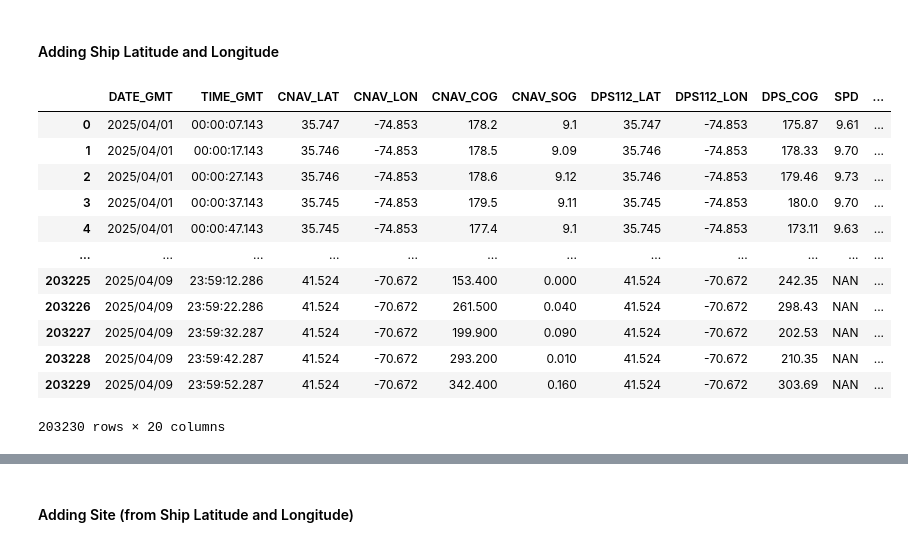
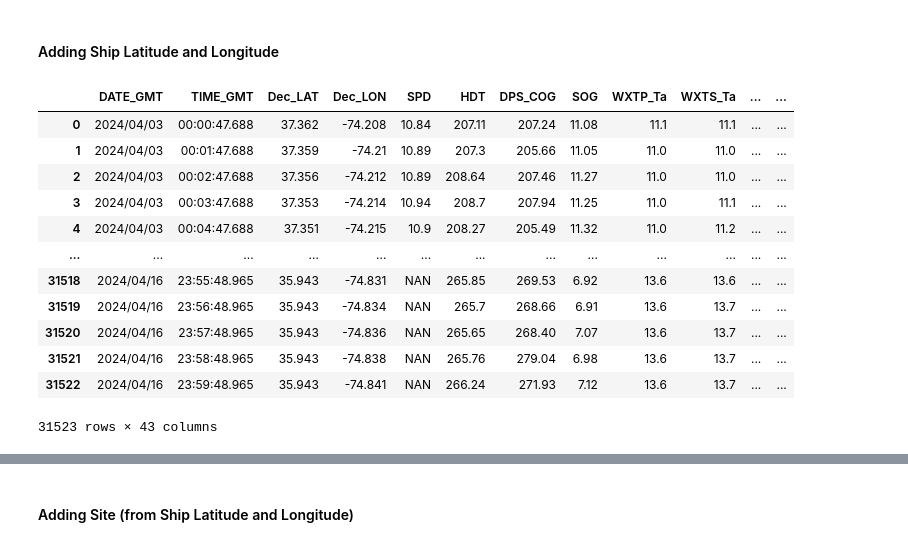
Before and after one commit to sauuyer/ifcb-parsing-processing, a Jupyter notebook: IFCB_Log_Notebooks/IFCB_Log-Underway_IFCB_Data_Processing.ipynb, the cells around one changed output, grey strips where cells are left out. Drawn from its saved outputs; the diff is of its cells as text; code cells hidden in the pictures.

```diff
--- a/IFCB_Log_Notebooks/IFCB_Log-Underway_IFCB_Data_Processing.ipynb
+++ b/IFCB_Log_Notebooks/IFCB_Log-Underway_IFCB_Data_Processing.ipynb
@@ -141,31 +153,31 @@ timestamp = datetime.now().strftime("%Y-%m-%d_%H%M%S")
 #### Adding Ship Latitude and Longitude
 # %%
 # This file is created via the Ship underway Lat & Lon Processing.ipynb notebook
-underway_file = "Merged_Ship_Underway_Files/mergedunderway_AR87.csv"
+underway_file = "Merged_Ship_Underway_Files/mergedunderway_AR82.csv"
 #underway_ship_data = pd.read_csv(underway_file, dtype={'Datetime_GMT_underway': 'datetime64[ns]'})
 underway_ship_data = pd.read_csv(underway_file, parse_dates=['Datetime_GMT_underway'], low_memory=False)
 underway_ship_data['Datetime_GMT_underway'] = pd.to_datetime(underway_ship_data['Datetime_GMT_underway'], errors='coerce')
 underway_ship_data['Datetime_GMT_underway'].dtype
 underway_ship_data
 
 
 # Uncomment these two following lines if you want to look at faulty dates that might be present in the ship data
 #invalid_dates = underway_ship_data[underway_ship_data['Datetime_GMT_underway'].isna()]
 #print(invalid_dates)
 # %% [output]
-|  | DATE_GMT | TIME_GMT | CNAV_LAT | CNAV_LON | CNAV_COG | CNAV_SOG | DPS112_LAT | DPS112_LON | DPS_COG | SPD | ... |
-| 0 | 2025/04/01 | 00:00:07.143 | 35.747 | -74.853 | 178.2 | 9.1 | 35.747 | -74.853 | 175.87 | 9.61 | ... |
-| 1 | 2025/04/01 | 00:00:17.143 | 35.746 | -74.853 | 178.5 | 9.09 | 35.746 | -74.853 | 178.33 | 9.70 | ... |
-| 2 | 2025/04/01 | 00:00:27.143 | 35.746 | -74.853 | 178.6 | 9.12 | 35.746 | -74.853 | 179.46 | 9.73 | ... |
-| 3 | 2025/04/01 | 00:00:37.143 | 35.745 | -74.853 | 179.5 | 9.11 | 35.745 | -74.853 | 180.0 | 9.70 | ... |
-| 4 | 2025/04/01 | 00:00:47.143 | 35.745 | -74.853 | 177.4 | 9.1 | 35.745 | -74.853 | 173.11 | 9.63 | ... |
-| ... | ... | ... | ... | ... | ... | ... | ... | ... | ... | ... | ... |
-| 203225 | 2025/04/09 | 23:59:12.286 | 41.524 | -70.672 | 153.400 | 0.000 | 41.524 | -70.672 | 242.35 | NAN | ... |
-| 203226 | 2025/04/09 | 23:59:22.286 | 41.524 | -70.672 | 261.500 | 0.040 | 41.524 | -70.672 | 298.43 | NAN | ... |
-| 203227 | 2025/04/09 | 23:59:32.287 | 41.524 | -70.672 | 199.900 | 0.090 | 41.524 | -70.672 | 202.53 | NAN | ... |
-| 203228 | 2025/04/09 | 23:59:42.287 | 41.524 | -70.672 | 293.200 | 0.010 | 41.524 | -70.672 | 210.35 | NAN | ... |
-| 203229 | 2025/04/09 | 23:59:52.287 | 41.524 | -70.672 | 342.400 | 0.160 | 41.524 | -70.672 | 303.69 | NAN | ... |
+|  | DATE_GMT | TIME_GMT | Dec_LAT | Dec_LON | SPD | HDT | DPS_COG | SOG | WXTP_Ta | WXTS_Ta | ... | ... |
+| 0 | 2024/04/03 | 00:00:47.688 | 37.362 | -74.208 | 10.84 | 207.11 | 207.24 | 11.08 | 11.1 | 11.1 | ... | ... |
+| 1 | 2024/04/03 | 00:01:47.688 | 37.359 | -74.21 | 10.89 | 207.3 | 205.66 | 11.05 | 11.0 | 11.0 | ... | ... |
+| 2 | 2024/04/03 | 00:02:47.688 | 37.356 | -74.212 | 10.89 | 208.64 | 207.46 | 11.27 | 11.0 | 11.0 | ... | ... |
+| 3 | 2024/04/03 | 00:03:47.688 | 37.353 | -74.214 | 10.94 | 208.7 | 207.94 | 11.25 | 11.0 | 11.1 | ... | ... |
+| 4 | 2024/04/03 | 00:04:47.688 | 37.351 | -74.215 | 10.9 | 208.27 | 205.49 | 11.32 | 11.0 | 11.2 | ... | ... |
+| ... | ... | ... | ... | ... | ... | ... | ... | ... | ... | ... | ... | ... |
+| 31518 | 2024/04/16 | 23:55:48.965 | 35.943 | -74.831 | NAN | 265.85 | 269.53 | 6.92 | 13.6 | 13.6 | ... | ... |
+| 31519 | 2024/04/16 | 23:56:48.965 | 35.943 | -74.834 | NAN | 265.7 | 268.66 | 6.91 | 13.6 | 13.7 | ... | ... |
+| 31520 | 2024/04/16 | 23:57:48.965 | 35.943 | -74.836 | NAN | 265.65 | 268.40 | 7.07 | 13.6 | 13.7 | ... | ... |
+| 31521 | 2024/04/16 | 23:58:48.965 | 35.943 | -74.838 | NAN | 265.76 | 279.04 | 6.98 | 13.6 | 13.7 | ... | ... |
+| 31522 | 2024/04/16 | 23:59:48.965 | 35.943 | -74.841 | NAN | 266.24 | 271.93 | 7.12 | 13.6 | 13.7 | ... | ... |
-203230 rows × 20 columns
+31523 rows × 43 columns
 # %%
 # Sort both dfs by date
 underway_IFCB_hdr_output = underway_IFCB_hdr_output.sort_values('Datetime')
```
Also changed, not shown: parts of 7 cells of this notebook, 1 other file.
